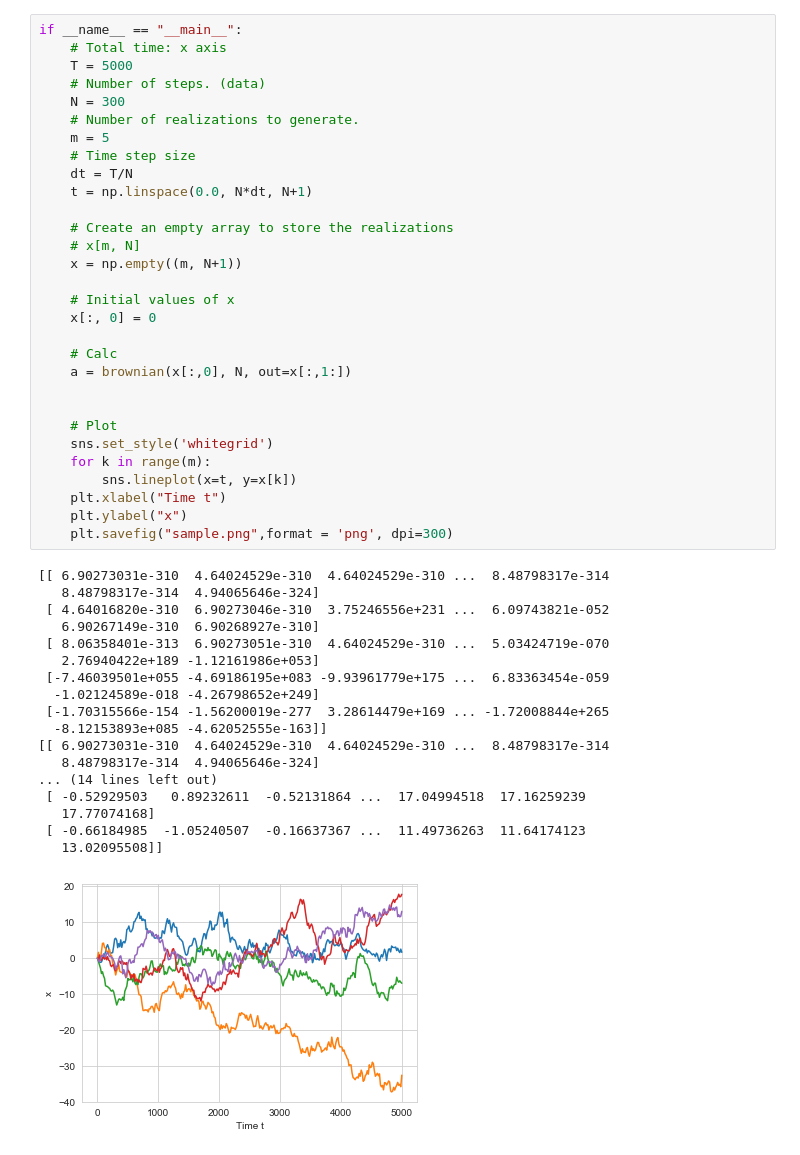
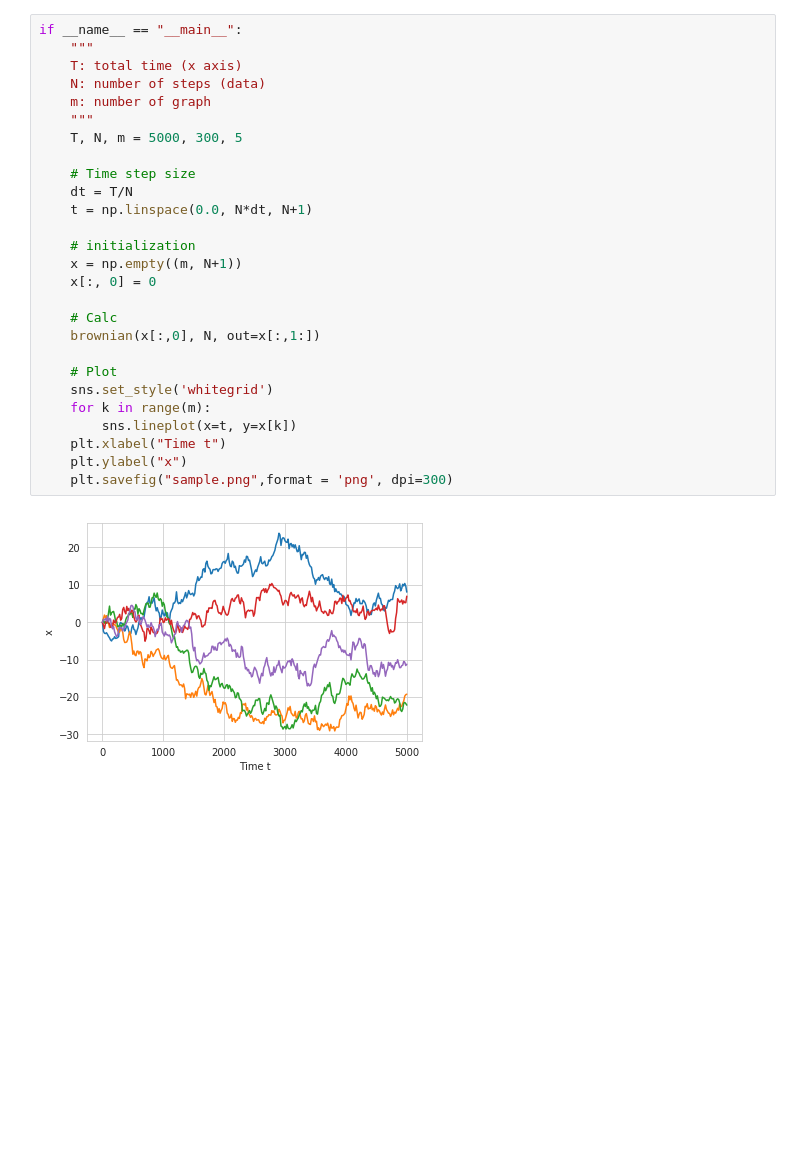
Before and after one commit to baibai25/Lecture, a Jupyter notebook: gtm/brownian.ipynb, the cells around one changed output. Cells and saved outputs as stored; diff of their text form; blank space fills up the shorter version.

```diff
--- a/gtm/brownian.ipynb
+++ b/gtm/brownian.ipynb
@@ -25,50 +19,30 @@ def brownian(x0, n, out=None):
     return out
 # %%
 if __name__ == "__main__":
-    # Total time: x axis
-    T = 5000
-    # Number of steps. (data)
-    N = 300
-    # Number of realizations to generate.
-    m = 5
+    """
+    T: total time (x axis)
+    N: number of steps (data)
+    m: number of graph
+    """
+    T, N, m = 5000, 300, 5
+
     # Time step size
     dt = T/N
     t = np.linspace(0.0, N*dt, N+1)
 
-    # Create an empty array to store the realizations
-    # x[m, N]
+    # initialization
     x = np.empty((m, N+1))
-
-    # Initial values of x
     x[:, 0] = 0
 
     # Calc
-    a = brownian(x[:,0], N, out=x[:,1:])
-
+    brownian(x[:,0], N, out=x[:,1:])
 
     # Plot
     sns.set_style('whitegrid')
     for k in range(m):
         sns.lineplot(x=t, y=x[k])
     plt.xlabel("Time t")
     plt.ylabel("x")
     plt.savefig("sample.png",format = 'png', dpi=300)
 # %% [output]
-[[ 6.90273031e-310  4.64024529e-310  4.64024529e-310 ...  8.48798317e-314
-   8.48798317e-314  4.94065646e-324]
- [ 4.64016820e-310  6.90273046e-310  3.75246556e+231 ...  6.09743821e-052
-   6.90267149e-310  6.90268927e-310]
- [ 8.06358401e-313  6.90273051e-310  4.64024529e-310 ...  5.03424719e-070
-   2.76940422e+189 -1.12161986e+053]
- [-7.46039501e+055 -4.69186195e+083 -9.93961779e+175 ...  6.83363454e-059
-  -1.02124589e-018 -4.26798652e+249]
- [-1.70315566e-154 -1.56200019e-277  3.28614479e+169 ... -1.72008844e+265
-  -8.12153893e+085 -4.62052555e-163]]
-[[ 6.90273031e-310  4.64024529e-310  4.64024529e-310 ...  8.48798317e-314
-   8.48798317e-314  4.94065646e-324]
-... (14 lines left out)
- [ -0.52929503   0.89232611  -0.52131864 ...  17.04994518  17.16259239
-   17.77074168]
- [ -0.66184985  -1.05240507  -0.16637367 ...  11.49736263  11.64174123
-   13.02095508]]
-[figure, old version]
+[figure, new version]
```
Also changed, not shown: parts of 2 cells of this notebook.
